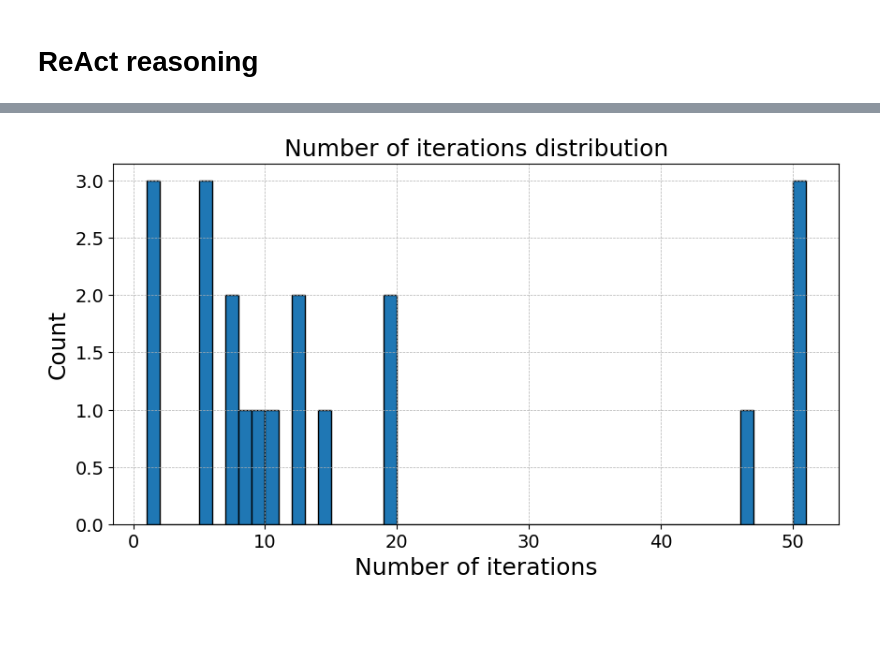
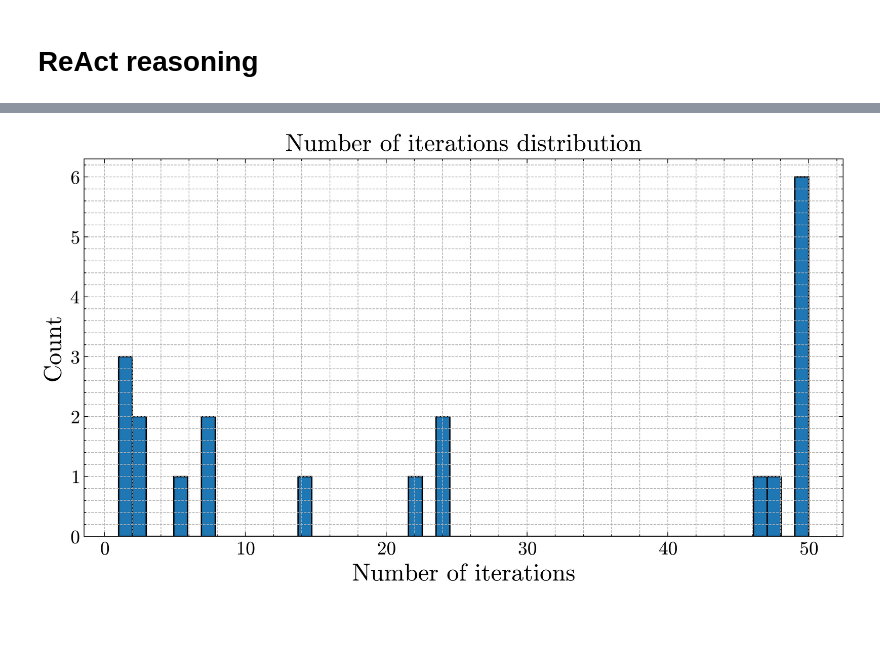
Before and after one commit to francescoTheSantis/CFA-bench, a Jupyter notebook: evaluate.ipynb, the cells around one changed output, grey strips where cells are left out. Drawn from its saved outputs; the diff is of its cells as text; code cells hidden in the pictures.

```diff
--- a/evaluate.ipynb
+++ b/evaluate.ipynb
@@ -3,6 +3,11 @@ import pandas as pd
 from pandas import json_normalize
 import itertools
 import os
+
+import scienceplots
+import matplotlib.pyplot as plt
+
+plt.style.use(['science', 'ieee', 'no-latex'])
 # %% [markdown]
 import sys
 sys.path.append('/Users/francescodesantis/Desktop/VS Local folder/forensic-agent')
@@ -157,10 +277,20 @@ import matplotlib.pyplot as plt
 import matplotlib.colors as mcolors
 import warnings
 
-res = [react_results]
+# Set global font properties
+plt.rcParams.update({
+    'font.size': 14,
+    'axes.titlesize': 18,
+    'axes.labelsize': 18,
+    'xtick.labelsize': 14,
+    'ytick.labelsize': 14,
+    'legend.fontsize': 18
+})
+
+res = [react_results, react_summary_results, complete]
 res = pd.concat(res)
 
-method_order = ['React Agent', 'React+Summary Agent', 'Complete Agent']
+method_order = ['React', 'React+Summary', 'Decoupled']
 res['method'] = pd.Categorical(res['method'], categories=method_order, ordered=True)
 res = res.sort_values('method')
 
@@ -180,19 +310,29 @@ for column in columns_to_explore:
     handles.extend(handle)
     labels.extend(label)
     axes[columns_to_explore.index(column)].get_legend().remove()
-    axes[columns_to_explore.index(column)].grid(True, which='both', linestyle='--', linewidth=0.5, zorder=0)
+    axes[columns_to_explore.index(column)].grid(True, which='major', linestyle='--', linewidth=0.5, zorder=0)
+    axes[columns_to_explore.index(column)].minorticks_off()
+
+    # Calculate and annotate the average number of iterations
+    avg_iterations = res.groupby(['method', column])['n_iterations'].mean().unstack().fillna(0)
+    for i, method in enumerate(method_order):
+        for j, status in enumerate(avg_iterations.columns):
+            value = avg_iterations.loc[method, status]
+            bar = axes[columns_to_explore.index(column)].patches[i * len(avg_iterations.columns) + j]
+            axes[columns_to_explore.index(column)].text(bar.get_x() + bar.get_width() / 2, bar.get_height() + 0.1, f'{int(round(value))}', ha='center', va='bottom', fontsize=10, color='black')
 
 # Add the unique legend below the figure
-fig.legend(handles[:3], labels[:3], loc='lower center', ncol=3, bbox_to_anchor=(0.5, 1.05), fontsize=18)
+fig.legend(handles[:3], labels[:3], loc='lower center', ncol=3, bbox_to_anchor=(0.5, 1.05))
 axes = axes.flatten()
 
 for ax, column in zip(axes, columns_to_explore):
-    ax.set_title(f'{column}'.replace('_check',''), fontsize=18)
-    ax.set_xlabel('', fontsize=18)
-    ax.set_ylabel('Count', fontsize=18)
-    ax.set_xticklabels(ax.get_xticklabels(), rotation=45, ha='right', fontsize=14)
+    ax.set_title(f'{column}'.replace('_check',''))
+    ax.set_xlabel('')
+    ax.set_ylabel('Count')
+    ax.set_xticklabels(ax.get_xticklabels(), rotation=45, ha='right')
 
-plt.tight_layout(rect=[0, 0, 1, 0.96])
+plt.tight_layout()
 plt.subplots_adjust(hspace=1.4)  # Adjust the space between the two lines of figures
+plt.savefig('figs/evaluation.pdf')
 plt.show()
 # %% [output]
@@ -200,16 +452,16 @@ plt.show()
 # %%
 # plot the distribution of the number of iterations
 plt.figure(figsize=(10, 5))
-plt.hist(react_results['n_iterations'], bins=50, color='tab:blue', edgecolor='black')
+plt.hist(complete['n_iterations'], bins=50, color='tab:blue', edgecolor='black')
 plt.title('Number of iterations distribution', fontsize=18)
 plt.xlabel('Number of iterations', fontsize=18)
 plt.ylabel('Count', fontsize=18)
 plt.xticks(fontsize=14)
 plt.yticks(fontsize=14)
 plt.grid(True, which='both', linestyle='--', linewidth=0.5)
 plt.show()
 # %% [output]
-[figure, old version]
+[figure, new version]
 # %% [markdown]
 #
 # %% [markdown]
```
Also changed, not shown: parts of 12 cells of this notebook, 7 other files.
